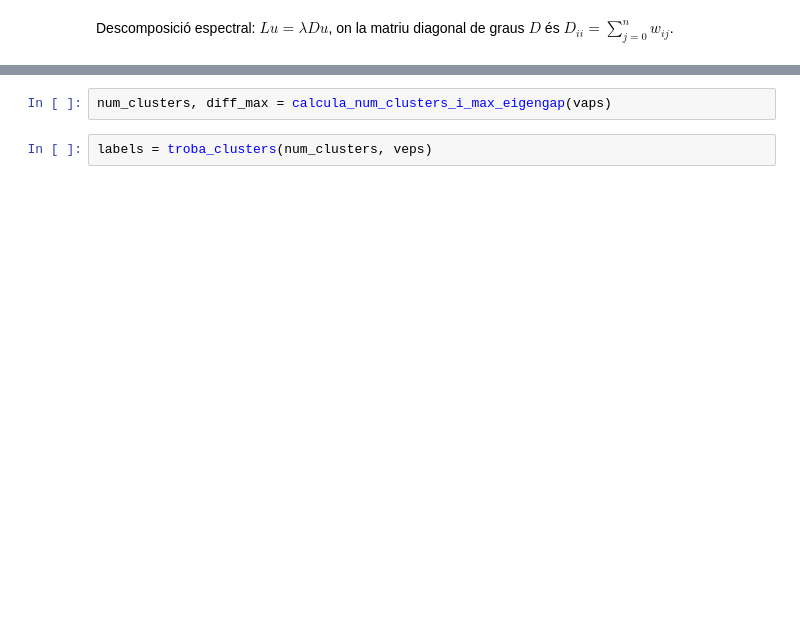
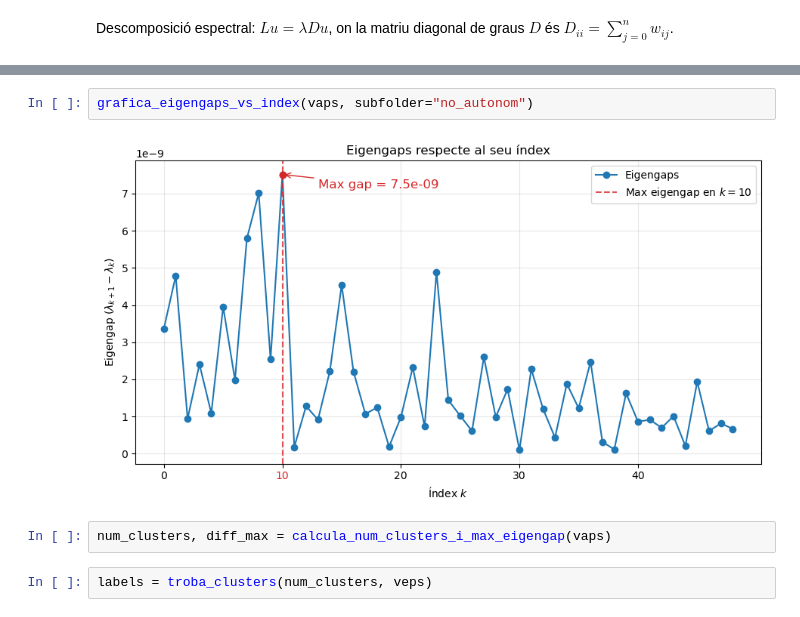
Before and after one commit to victor-lopz/spectral-clustering, a Jupyter notebook: notebooks/duffing_no_autonom.ipynb, the cells around one changed output, grey strips where cells are left out. Cells and saved outputs as stored; diff of their text form; blank space fills up the shorter version.

```diff
--- a/notebooks/duffing_no_autonom.ipynb
+++ b/notebooks/duffing_no_autonom.ipynb
@@ -75,3 +83,7 @@ veps.shape = (3321, 50)
+# %%
+grafica_eigengaps_vs_index(vaps, subfolder="no_autonom")
+# %% [output]
+[figure, added]
 # %%
 num_clusters, diff_max = calcula_num_clusters_i_max_eigengap(vaps)
 # %%
```
Also changed, not shown: parts of 13 cells of this notebook, 6 other files.
